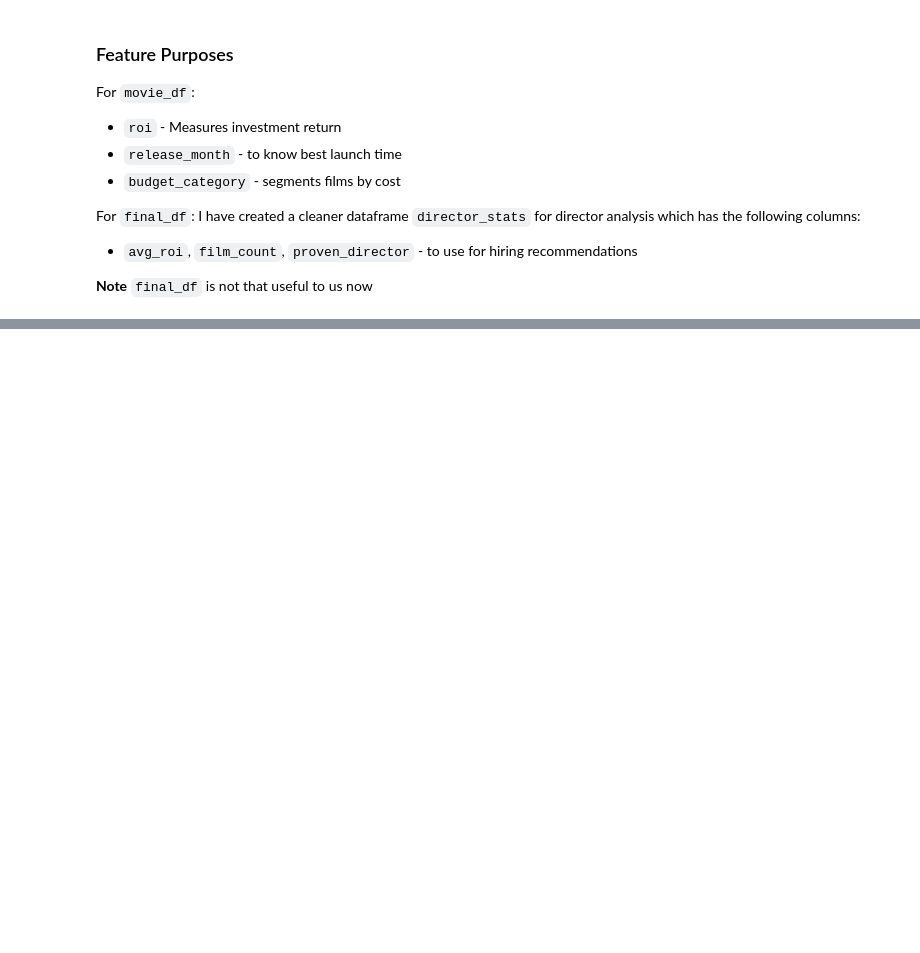
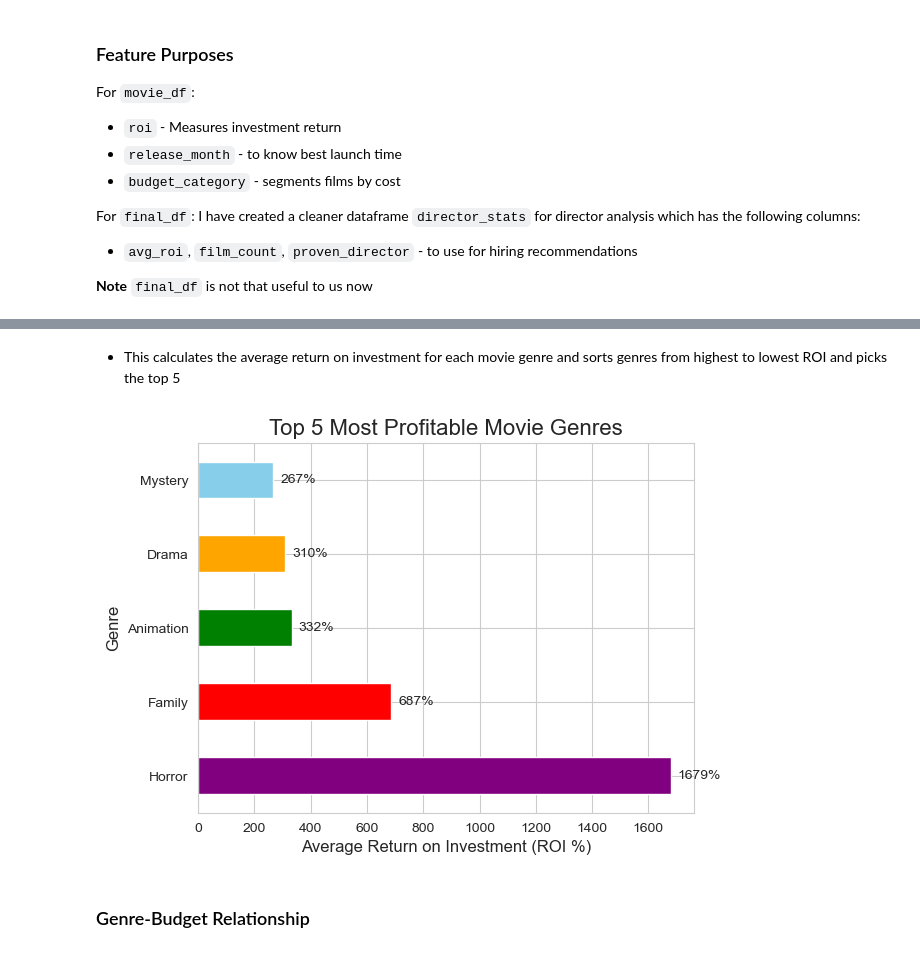
Before and after one commit to patsi-dev/Phase-2-Project-Repository, a Jupyter notebook: index.ipynb, the cells around one changed output, grey strips where cells are left out. Cells and saved outputs as stored; diff of their text form; code cells hidden in the pictures; blank space fills up the shorter version.

Commit message:
started analysis and visualisation

```diff
--- a/index.ipynb
+++ b/index.ipynb
@@ -549,11 +549,7 @@ From our initial exploration we saw that 5408 movies (3.70%) had null genres as
 because genre is essential for our analysis, we cannot guess genres
 # %%
 # Extract main genre the first in comma-separated list
-movies['main_genre'] = (
-    movies['genres']
-    .str.split(',')
-    .str[0]  # Take first genre only
-)
+movies['main_genre'] = (movies['genres'].str.split(',').str[0]) # Take first genre only
 # %% [markdown]
 Genres are stored as comma-separated lists ("Action,Adventure") so I would take only the first genre as primary category
 
@@ -562,11 +558,7 @@ Genres are stored as comma-separated lists ("Action,Adventure") so I would take
 This simplifies analysis while capturing the main movie type
 # %%
 # Clean titles for merging
-movies['clean_title'] = (
-    movies['primary_title']
-    .str.lower()
-    .str.replace(r'[^\w\s]', '', regex=True)
-)
+movies['clean_title'] = (movies['primary_title'].str.lower().str.replace(r'[^\w\s]', '', regex=True))
 # %% [markdown]
 Titles had punctuations like "Avengers: Endgame" vs "Avengers, The" so I converted them to lowercase and removed punctuation
 
@@ -611,10 +603,7 @@ Some director entries lacked names so I used WHERE and IS NOT NULL to remove nul
 
 Also I have noticed duplicates of pairs of movie_id and directors, I will delete this duplicates this will help me later in which director to recommend analysis
 # %%
-directors['director_clean'] = (
-    directors['director']
-    .str.lower()
-)
+directors['director_clean'] = (directors['director'].str.lower())
 # %%
 # 2. Remove duplicate director-film pairs
 directors = directors.drop_duplicates(subset=['movie_id', 'director_clean'])
@@ -951,0 +948,4 @@ I have created a cleaner dataframe `director_stats` for director analysis which
+# %%
+# Calculate average ROI for each genre
+top_genres = movie_df.groupby('main_genre')['roi'].mean().sort_values(ascending=False).head(5)
+top_genres
@@ -951,0 +960,17 @@ I have created a cleaner dataframe `director_stats` for director analysis which
+# %% [markdown]
+- This calculates the average return on investment for each movie genre and sorts genres from highest to lowest ROI and picks the top 5
+# %%
+colors = ['purple', 'red', 'green', 'orange', 'skyblue']
+ax = top_genres.plot(kind='barh', color=colors)
+ax.bar_label(ax.containers[0], fmt = '%.0f%%', padding=5)
+
+plt.title('Top 5 Most Profitable Movie Genres', fontsize=16)
+plt.xlabel('Average Return on Investment (ROI %)', fontsize=12)
+plt.ylabel('Genre', fontsize=12)
+
+
+plt.show()
+# %% [output]
+[figure, added]
+# %% [markdown]
+### Genre-Budget Relationship
```
Also changed, not shown: parts of 31 cells of this notebook.
